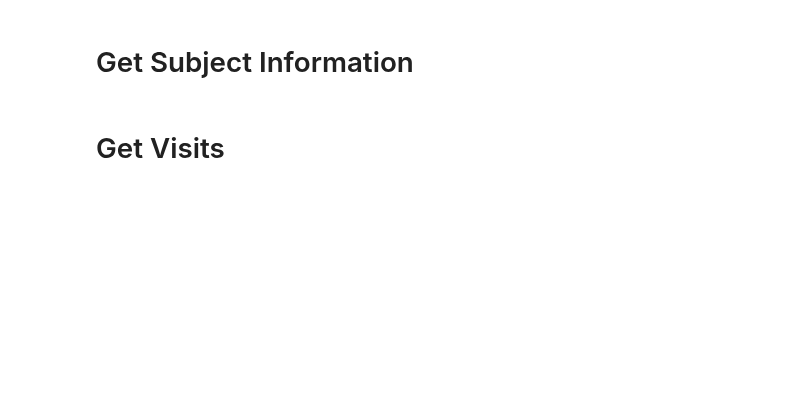
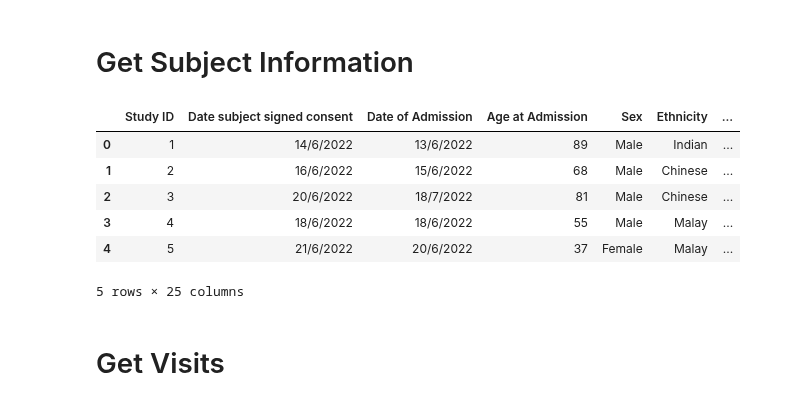
Before and after one commit to WeiYanPeh/2D-to-3D-mesh-reconstruction, a Jupyter notebook: main_0_data_analysis.ipynb, the cells around one changed output. Saved outputs shown, nothing was run; the diff lists cells and outputs as text; code cells hidden in the pictures; blank space fills up the shorter version.

```diff
--- a/main_0_data_analysis.ipynb
+++ b/main_0_data_analysis.ipynb
@@ -165,21 +153,25 @@ for subject in list_subject:
 # %%
 df_summary = []
 for subject in list_subject:
     temp = dict_subject[subject]['Information'].copy()
     temp_start = temp['start'].copy()
     temp_discharge = temp['discharge'].copy()
 
-    # Change key name
-    # temp_discharge['Comments_Discharge'] = temp_discharge.pop('Comments')
-
     temp_start.update(temp_discharge)
-    # print(temp_start)
 
     df_summary.append(temp_start)
 
 df_summary = pd.DataFrame(df_summary)
 df_summary.to_csv(f'/home/weiyanpeh/Git/SFM_Related/CADENCE/SHAPE/subject_summary.csv', index=False)
-# print(df_summary)
+df_summary.head(5)
+# %% [output]
+|  | Study ID | Date subject signed consent | Date of Admission | Age at Admission | Sex | Ethnicity | ... |
+| 0 | 1 | 14/6/2022 | 13/6/2022 | 89 | Male | Indian | ... |
+| 1 | 2 | 16/6/2022 | 15/6/2022 | 68 | Male | Chinese | ... |
+| 2 | 3 | 20/6/2022 | 18/7/2022 | 81 | Male | Chinese | ... |
+| 3 | 4 | 18/6/2022 | 18/6/2022 | 55 | Male | Malay | ... |
+| 4 | 5 | 21/6/2022 | 20/6/2022 | 37 | Female | Malay | ... |
+5 rows × 25 columns
 # %% [markdown]
 # Get Visits
 # %%
```
Also changed, not shown: parts of 11 cells of this notebook, 7 other files.
